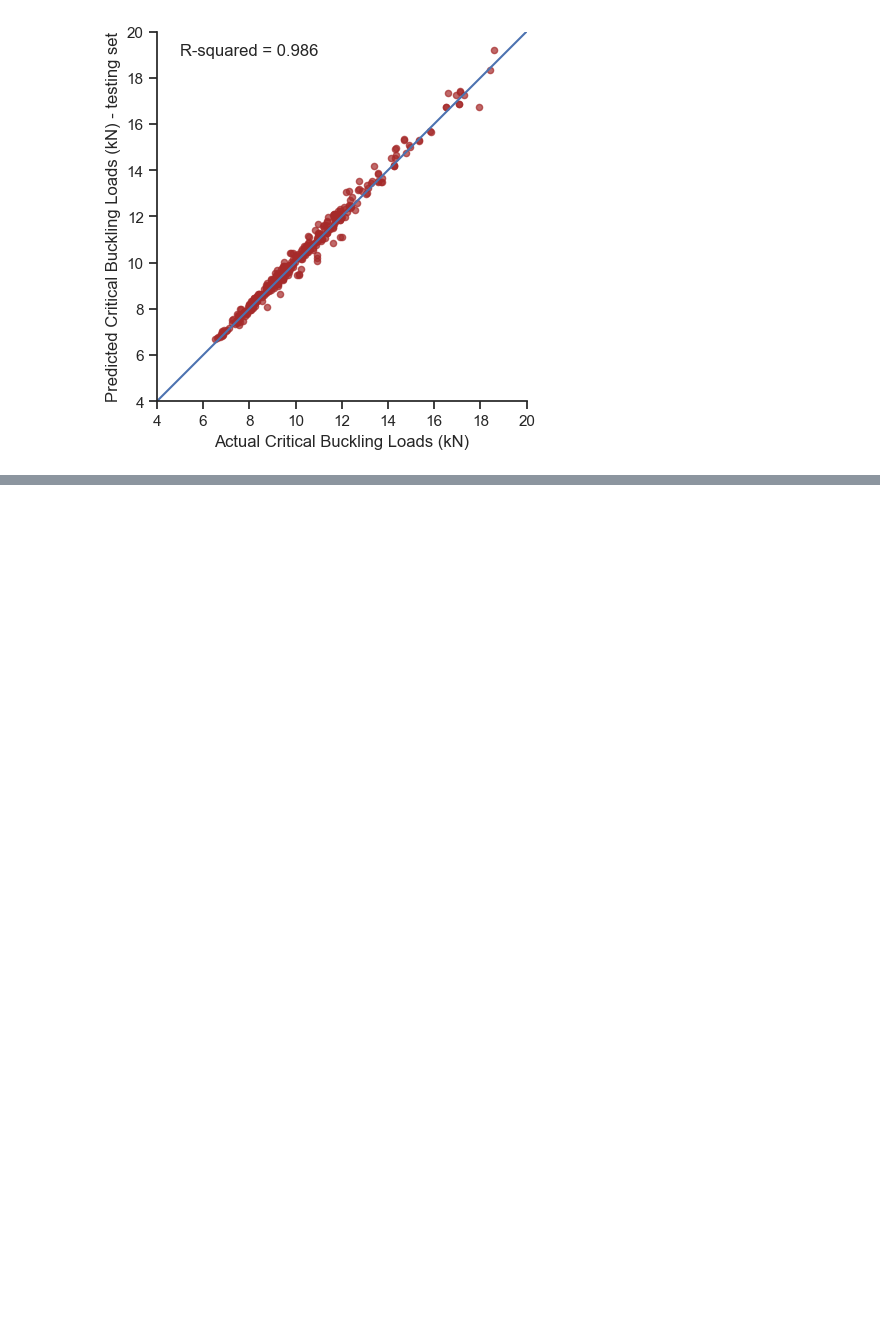
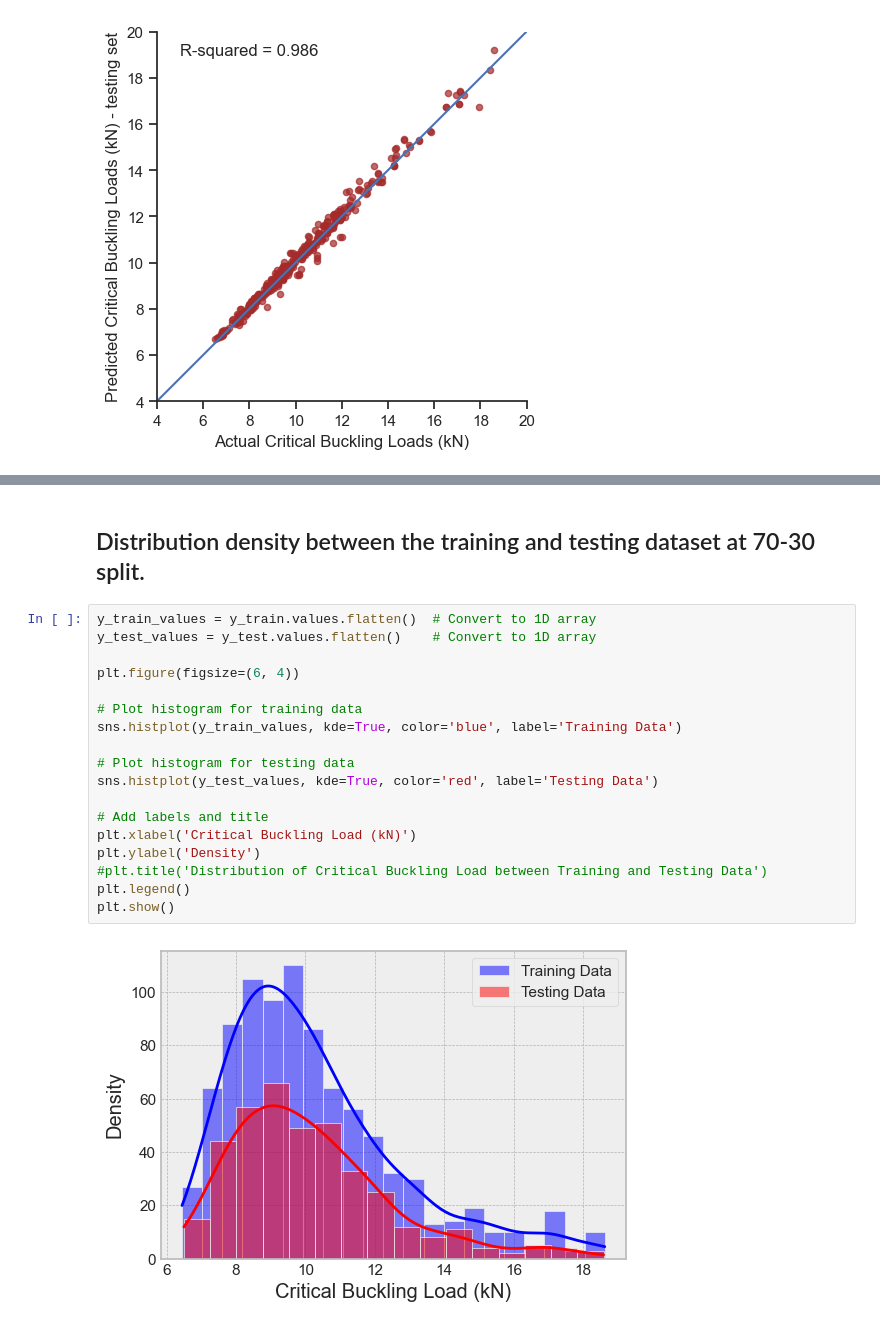
Before and after one commit to yongcheng6699/ML_Buckling_ANN_DNN, a Jupyter notebook: Buckling_DNN_4HL_KFold_CV_V1.ipynb, the cells around one changed output, grey strips where cells are left out. Drawn from its saved outputs; the diff is of its cells as text; blank space fills up the shorter version.

```diff
--- a/Buckling_DNN_4HL_KFold_CV_V1.ipynb
+++ b/Buckling_DNN_4HL_KFold_CV_V1.ipynb
@@ -473,0 +502,22 @@ plt.plot()
+# %% [markdown]
+## Distribution density between the training and testing dataset at 70-30 split.
+# %%
+y_train_values = y_train.values.flatten()  # Convert to 1D array
+y_test_values = y_test.values.flatten()    # Convert to 1D array
+
+plt.figure(figsize=(6, 4))
+
+# Plot histogram for training data
+sns.histplot(y_train_values, kde=True, color='blue', label='Training Data')
+
+# Plot histogram for testing data
+sns.histplot(y_test_values, kde=True, color='red', label='Testing Data')
+
+# Add labels and title
+plt.xlabel('Critical Buckling Load (kN)')
+plt.ylabel('Density')
+#plt.title('Distribution of Critical Buckling Load between Training and Testing Data')
+plt.legend()
+plt.show()
+# %% [output]
+[figure, added]
```
Also changed, not shown: parts of 9 cells of this notebook, 5 other files.
